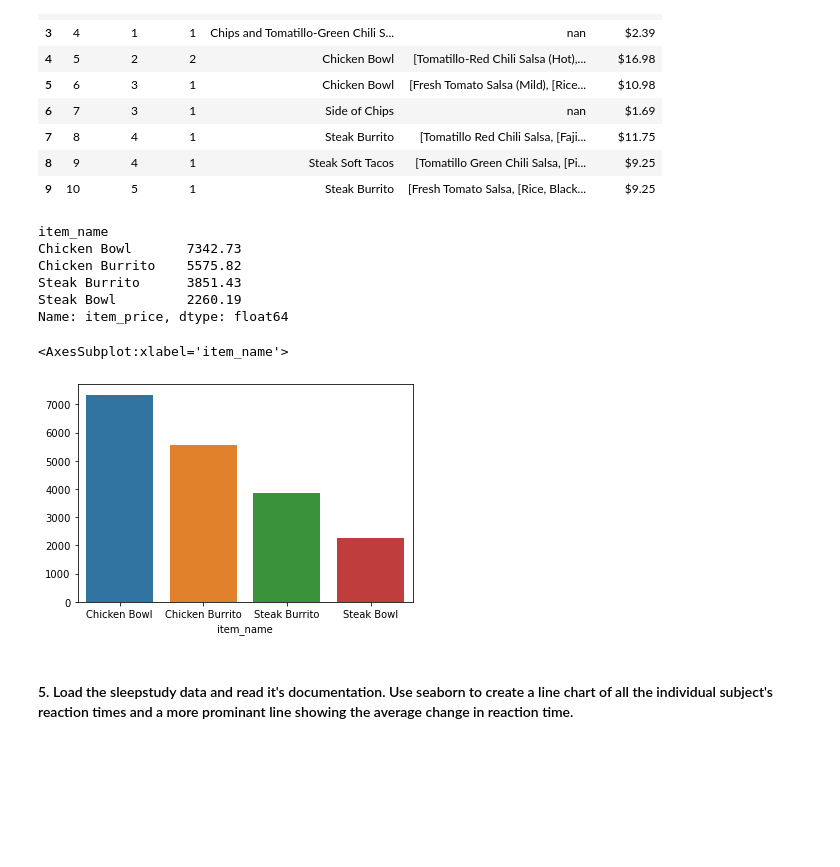
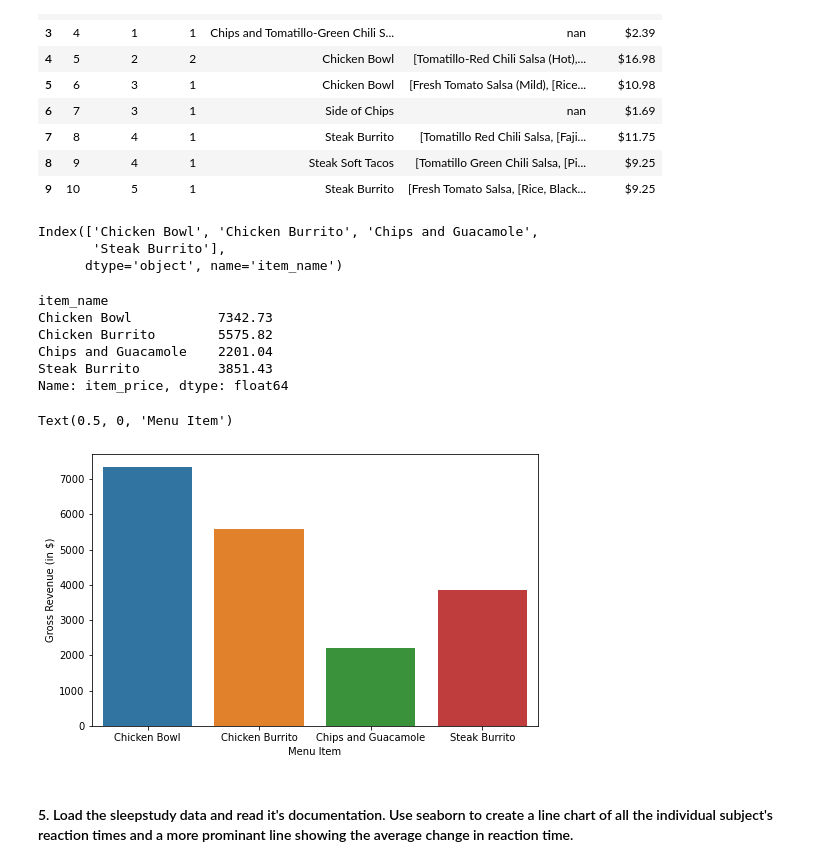
Before and after one commit to Miller-Ryan-1/numpy-pandas-visualization-exercises, a Jupyter notebook: seaborn_exercises.ipynb, the cells around one changed output. Saved outputs shown, nothing was run; the diff lists cells and outputs as text; code cells hidden in the pictures; blank space fills up the shorter version.

```diff
--- a/seaborn_exercises.ipynb
+++ b/seaborn_exercises.ipynb
@@ -325,21 +330,30 @@ orders.head(10)
 # %%
 orders.item_price = orders.item_price.str.replace('$','').astype(float)
 # %%
-top_4 = orders.groupby('item_name').item_price.sum().nlargest(n=4)
-top_4
+top_4_quantity = orders.groupby('item_name').quantity.sum().nlargest(n=4)
+top_4_quantity.index
 # %% [output]
-item_name
-Chicken Bowl       7342.73
-Chicken Burrito    5575.82
-Steak Burrito      3851.43
-Steak Bowl         2260.19
-Name: item_price, dtype: float64
+Index(['Chicken Bowl', 'Chicken Burrito', 'Chips and Guacamole',
+       'Steak Burrito'],
+      dtype='object', name='item_name')
+# %%
+top_4_revenue = orders[orders.item_name.isin(top_4_quantity.index)].groupby('item_name').item_price.sum()
+top_4_revenue
+# %% [output]
+item_name
+Chicken Bowl           7342.73
+Chicken Burrito        5575.82
+Chips and Guacamole    2201.04
+Steak Burrito          3851.43
+Name: item_price, dtype: float64
 # %%
-#top_4.index
-sns.barplot(y=top_4.values, x=top_4.index)
+plt.figure(figsize = (8, 5))
+sns.barplot(y=top_4_revenue.values, x=top_4_revenue.index)
+plt.ylabel("Gross Revenue (in $)")
+plt.xlabel("Menu Item")
 # %% [output]
-<AxesSubplot:xlabel='item_name'>
+Text(0.5, 0, 'Menu Item')
-[figure, old version]
+[figure, new version]
 # %% [markdown]
 #### 5. Load the sleepstudy data and read it's documentation. Use seaborn to create a line chart of all the individual subject's reaction times and a more prominant line showing the average change in reaction time.
 # %%
```
Also changed, not shown: parts of 6 cells of this notebook.
